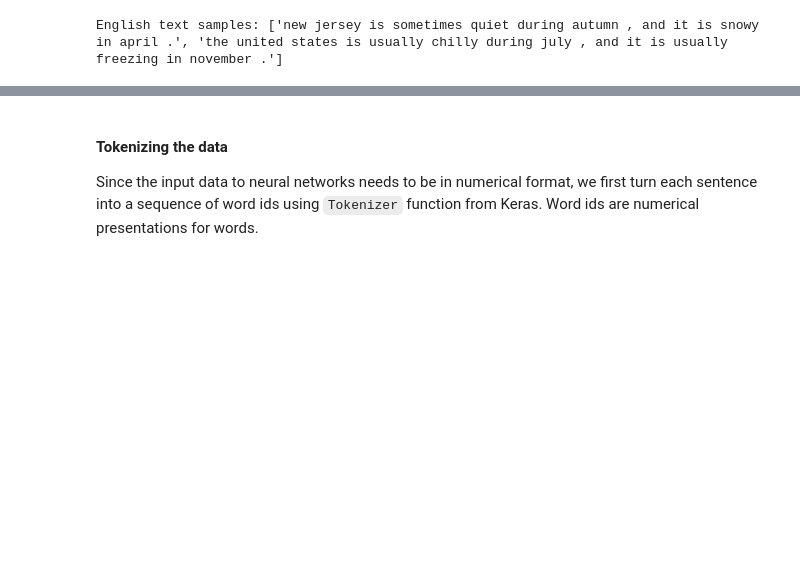
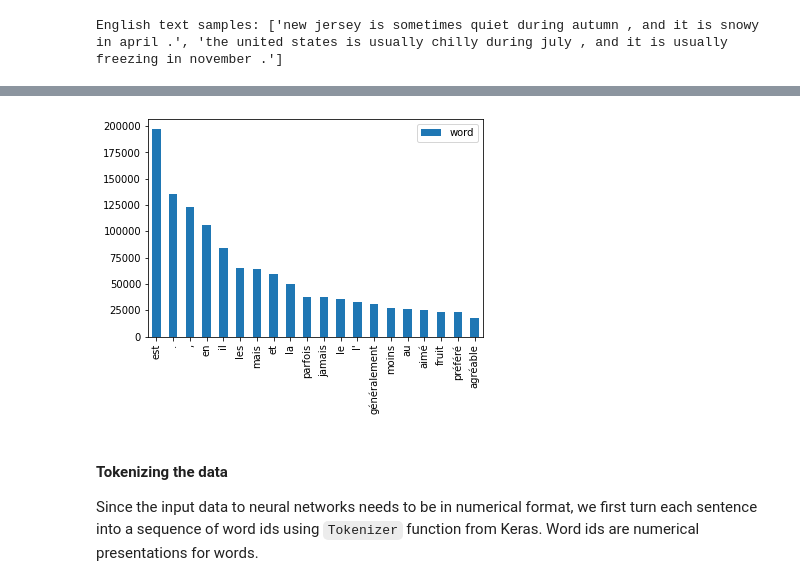
Before and after one commit to mlukan/GDA3B2021, a Jupyter notebook: NN/Translation.ipynb, the cells around one changed output, grey strips where cells are left out. Cells and saved outputs as stored; diff of their text form; code cells hidden in the pictures; blank space fills up the shorter version.

```diff
--- a/NN/Translation.ipynb
+++ b/NN/Translation.ipynb
@@ -59,3 +88,11 @@ French translation text samples: ['new jersey is sometimes quiet during autumn ,
+# %%
+fr_dict = {k:0 for k in set(fr_wordlist)}
+for w in fr_wordlist:
+    fr_dict[w]+=1
+fr_df=pd.DataFrame.from_dict(fr_dict, orient='index',columns=['word'])
+fr_df.sort_values(by='word',ascending=False).iloc[:20,].plot.bar();
+# %% [output]
+[figure, added]
 # %% [markdown]
 #### Tokenizing the data
 
```
Also changed, not shown: parts of 14 cells of this notebook.
